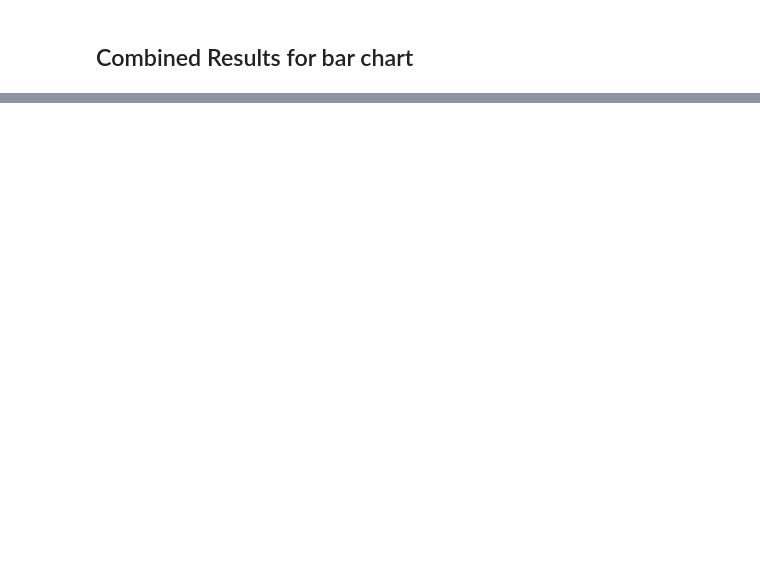
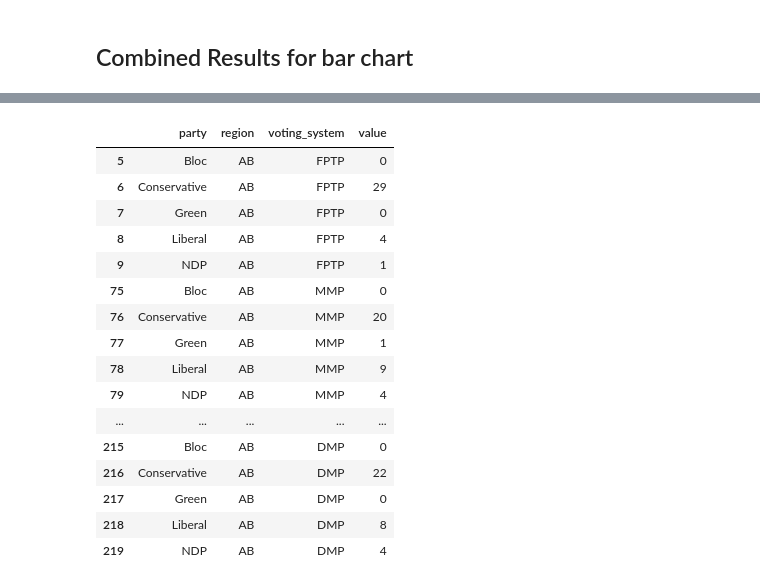
Before and after one commit to smcmurtry/electoral_reform, a Jupyter notebook: python/data_munging.ipynb, the cells around one changed output, grey strips where cells are left out. Saved outputs shown, nothing was run; the diff lists cells and outputs as text; code cells hidden in the pictures; blank space fills up the shorter version.

```diff
--- a/python/data_munging.ipynb
+++ b/python/data_munging.ipynb
@@ -502,0 +532,20 @@ summary.to_csv('../web/data/summary.csv', index=None)
+# %%
+tot_df_all.query("region == @region")
+# %% [output]
+|  | party | region | voting_system | value |
+| 5 | Bloc | AB | FPTP | 0 |
+| 6 | Conservative | AB | FPTP | 29 |
+| 7 | Green | AB | FPTP | 0 |
+| 8 | Liberal | AB | FPTP | 4 |
+| 9 | NDP | AB | FPTP | 1 |
+| 75 | Bloc | AB | MMP | 0 |
+| 76 | Conservative | AB | MMP | 20 |
+| 77 | Green | AB | MMP | 1 |
+| 78 | Liberal | AB | MMP | 9 |
+| 79 | NDP | AB | MMP | 4 |
+| ... | ... | ... | ... | ... |
+| 215 | Bloc | AB | DMP | 0 |
+| 216 | Conservative | AB | DMP | 22 |
+| 217 | Green | AB | DMP | 0 |
+| 218 | Liberal | AB | DMP | 8 |
+| 219 | NDP | AB | DMP | 4 |
```
Also changed, not shown: parts of 31 cells of this notebook, 8 other files.
